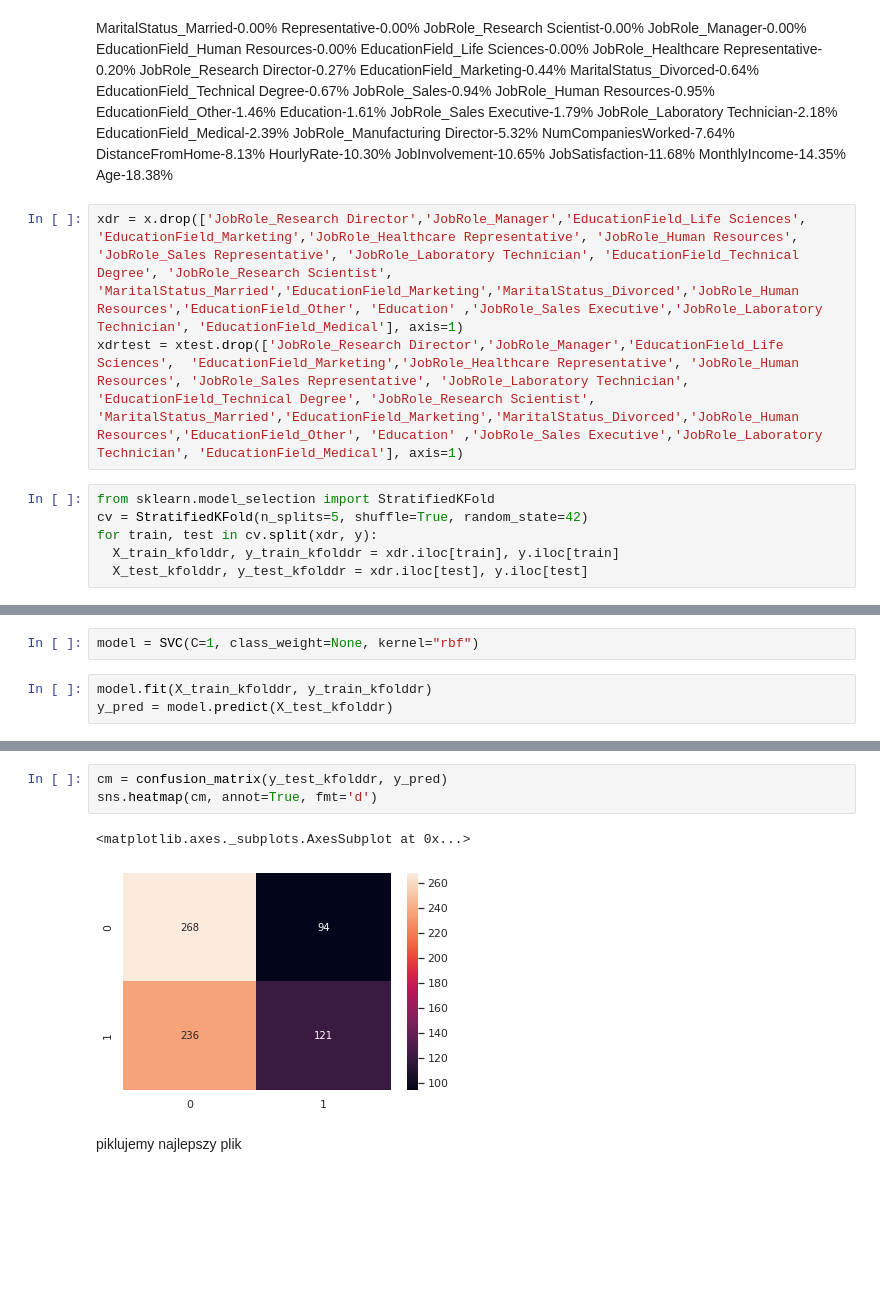
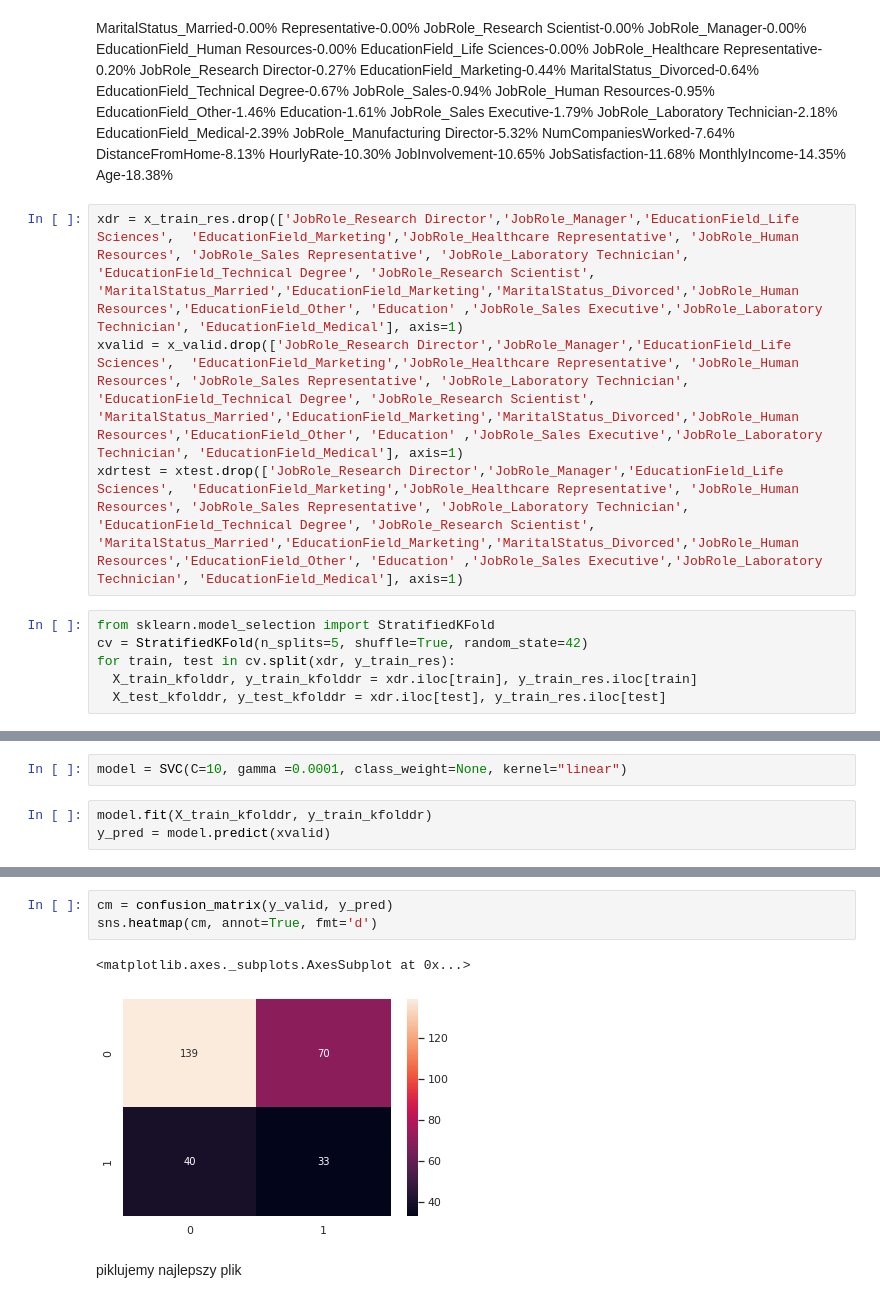
Before and after one commit to jodekpotasu/attrition, a Jupyter notebook: projekt_prak2_bez_skalowania_ale_z_zapisem_pliku.ipynb, the cells around one changed output, grey strips where cells are left out. Saved outputs shown, nothing was run; the diff lists cells and outputs as text; blank space fills up the shorter version.

```diff
--- a/projekt_prak2_bez_skalowania_ale_z_zapisem_pliku.ipynb
+++ b/projekt_prak2_bez_skalowania_ale_z_zapisem_pliku.ipynb
@@ -1077,14 +1661,15 @@ JobSatisfaction-11.68%
 MonthlyIncome-14.35%
 Age-18.38%
 # %%
-xdr = x.drop(['JobRole_Research Director','JobRole_Manager','EducationField_Life Sciences',  'EducationField_Marketing','JobRole_Healthcare Representative', 'JobRole_Human Resources', 'JobRole_Sales Representative', 'JobRole_Laboratory Technician', 'EducationField_Technical Degree', 'JobRole_Research Scientist', 'MaritalStatus_Married','EducationField_Marketing','MaritalStatus_Divorced','JobRole_Human Resources','EducationField_Other', 'Education' ,'JobRole_Sales Executive','JobRole_Laboratory Technician', 'EducationField_Medical'], axis=1)
+xdr = x_train_res.drop(['JobRole_Research Director','JobRole_Manager','EducationField_Life Sciences',  'EducationField_Marketing','JobRole_Healthcare Representative', 'JobRole_Human Resources', 'JobRole_Sales Representative', 'JobRole_Laboratory Technician', 'EducationField_Technical Degree', 'JobRole_Research Scientist', 'MaritalStatus_Married','EducationField_Marketing','MaritalStatus_Divorced','JobRole_Human Resources','EducationField_Other', 'Education' ,'JobRole_Sales Executive','JobRole_Laboratory Technician', 'EducationField_Medical'], axis=1)
+xvalid = x_valid.drop(['JobRole_Research Director','JobRole_Manager','EducationField_Life Sciences',  'EducationField_Marketing','JobRole_Healthcare Representative', 'JobRole_Human Resources', 'JobRole_Sales Representative', 'JobRole_Laboratory Technician', 'EducationField_Technical Degree', 'JobRole_Research Scientist', 'MaritalStatus_Married','EducationField_Marketing','MaritalStatus_Divorced','JobRole_Human Resources','EducationField_Other', 'Education' ,'JobRole_Sales Executive','JobRole_Laboratory Technician', 'EducationField_Medical'], axis=1)
 xdrtest = xtest.drop(['JobRole_Research Director','JobRole_Manager','EducationField_Life Sciences',  'EducationField_Marketing','JobRole_Healthcare Representative', 'JobRole_Human Resources', 'JobRole_Sales Representative', 'JobRole_Laboratory Technician', 'EducationField_Technical Degree', 'JobRole_Research Scientist', 'MaritalStatus_Married','EducationField_Marketing','MaritalStatus_Divorced','JobRole_Human Resources','EducationField_Other', 'Education' ,'JobRole_Sales Executive','JobRole_Laboratory Technician', 'EducationField_Medical'], axis=1)
 # %%
 from sklearn.model_selection import StratifiedKFold
 cv = StratifiedKFold(n_splits=5, shuffle=True, random_state=42)
-for train, test in cv.split(xdr, y):
-  X_train_kfolddr, y_train_kfolddr = xdr.iloc[train], y.iloc[train]
-  X_test_kfolddr, y_test_kfolddr = xdr.iloc[test], y.iloc[test]
+for train, test in cv.split(xdr, y_train_res):
+  X_train_kfolddr, y_train_kfolddr = xdr.iloc[train], y_train_res.iloc[train]
+  X_test_kfolddr, y_test_kfolddr = xdr.iloc[test], y_train_res.iloc[test]
 # %%
 # vm = SVC()
 
@@ -1100,7 +1685,7 @@ for train, test in cv.split(xdr, y):
 # # Report the test accuracy using these best parameters
 # print("Test accuracy of best grid search hypers:", searcher.score(X_test_kfolddr, y_test_kfolddr))
 # %%
-model = SVC(C=1, class_weight=None, kernel="rbf")
+model = SVC(C=10, gamma =0.0001, class_weight=None, kernel="linear")
 # %%
 model.fit(X_train_kfolddr, y_train_kfolddr)
-y_pred = model.predict(X_test_kfolddr)
+y_pred = model.predict(xvalid)
@@ -1134,9 +1703,9 @@ weighted avg       0.55      0.54      0.52       719
 # %%
-cm = confusion_matrix(y_test_kfolddr, y_pred)
+cm = confusion_matrix(y_valid, y_pred)
 sns.heatmap(cm, annot=True, fmt='d')
 # %% [output]
 <matplotlib.axes._subplots.AxesSubplot at 0x...>
-[figure, old version]
+[figure, new version]
 # %% [markdown]
 piklujemy najlepszy plik
 # %%
```
Also changed, not shown: parts of 185 cells of this notebook.
